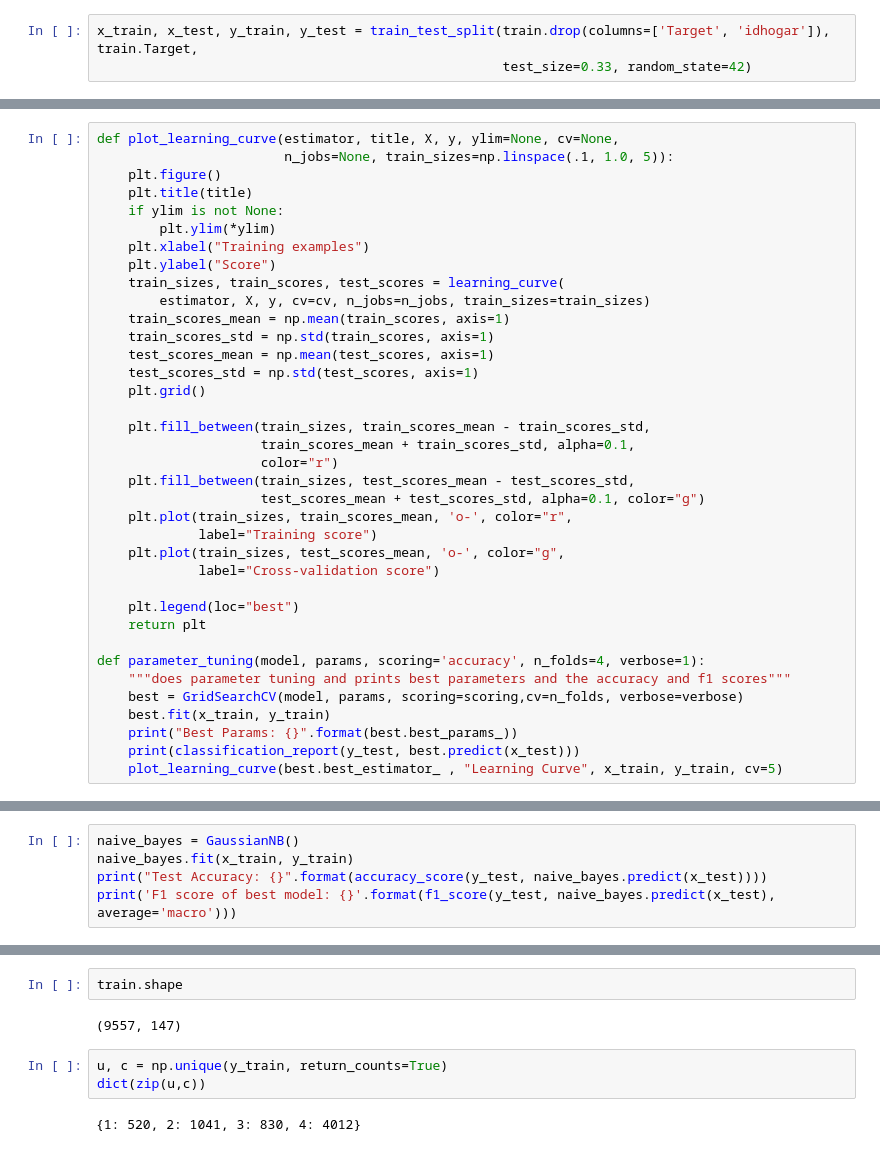
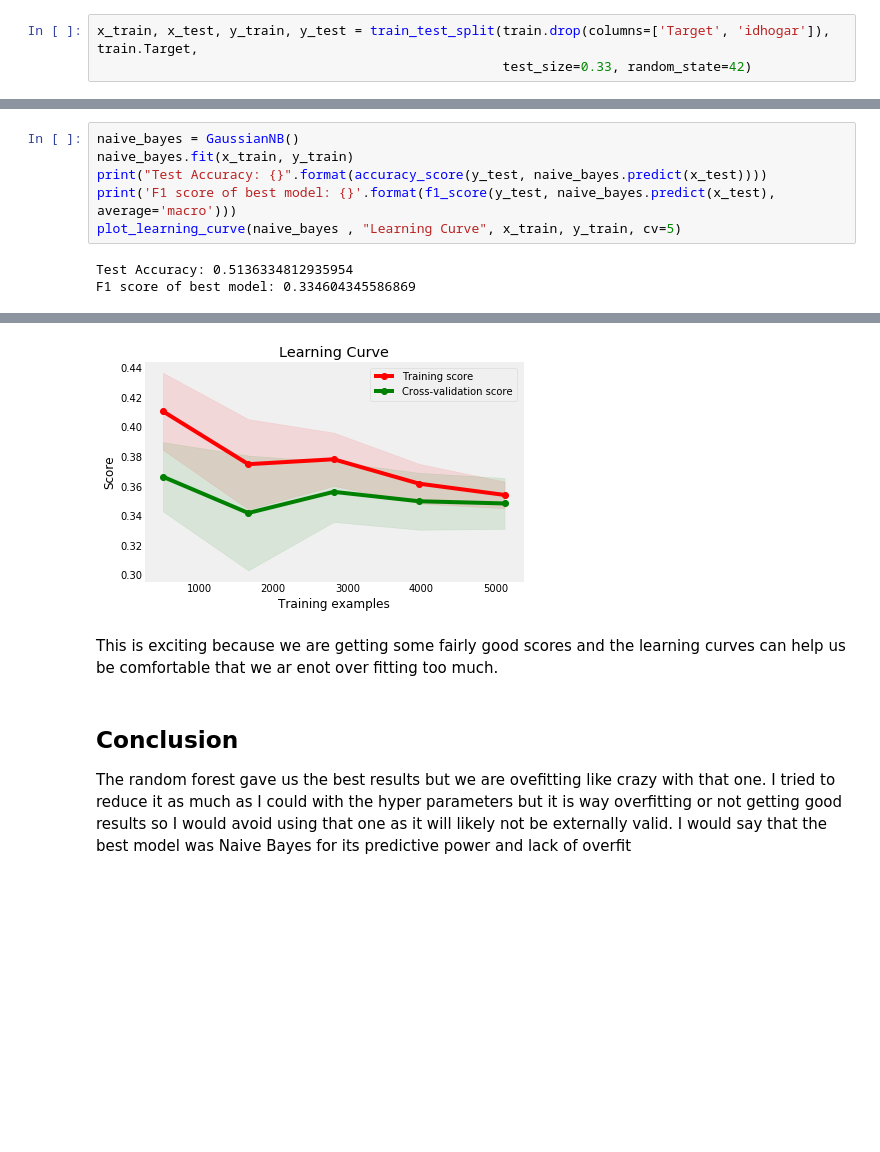
Before and after one commit to benbranchflower/applied_machine_learning, a Jupyter notebook: costa_rican_poverty_predictions.ipynb, the cells around one changed output, grey strips where cells are left out. Drawn from its saved outputs; the diff is of its cells as text; blank space fills up the shorter version.

```diff
--- a/costa_rican_poverty_predictions.ipynb
+++ b/costa_rican_poverty_predictions.ipynb
@@ -397,38 +448 @@ I will be doing this for each model and want to see the same output so I will wr
-# %%
-def plot_learning_curve(estimator, title, X, y, ylim=None, cv=None,
-                        n_jobs=None, train_sizes=np.linspace(.1, 1.0, 5)):
-    plt.figure()
-    plt.title(title)
-    if ylim is not None:
-        plt.ylim(*ylim)
-    plt.xlabel("Training examples")
-    plt.ylabel("Score")
-    train_sizes, train_scores, test_scores = learning_curve(
-        estimator, X, y, cv=cv, n_jobs=n_jobs, train_sizes=train_sizes)
-    train_scores_mean = np.mean(train_scores, axis=1)
-    train_scores_std = np.std(train_scores, axis=1)
-    test_scores_mean = np.mean(test_scores, axis=1)
-    test_scores_std = np.std(test_scores, axis=1)
-    plt.grid()
-
-    plt.fill_between(train_sizes, train_scores_mean - train_scores_std,
-                     train_scores_mean + train_scores_std, alpha=0.1,
-                     color="r")
-    plt.fill_between(train_sizes, test_scores_mean - test_scores_std,
-                     test_scores_mean + test_scores_std, alpha=0.1, color="g")
-    plt.plot(train_sizes, train_scores_mean, 'o-', color="r",
-             label="Training score")
-    plt.plot(train_sizes, test_scores_mean, 'o-', color="g",
-             label="Cross-validation score")
-
-    plt.legend(loc="best")
-    return plt
-
-def parameter_tuning(model, params, scoring='accuracy', n_folds=4, verbose=1):
-    """does parameter tuning and prints best parameters and the accuracy and f1 scores"""
-    best = GridSearchCV(model, params, scoring=scoring,cv=n_folds, verbose=verbose)
-    best.fit(x_train, y_train)
-    print("Best Params: {}".format(best.best_params_))
-    print(classification_report(y_test, best.predict(x_test)))
-    plot_learning_curve(best.best_estimator_ , "Learning Curve", x_train, y_train, cv=5)
 # %% [markdown]
@@ -470,3 +494,7 @@ naive_bayes = GaussianNB()
 naive_bayes.fit(x_train, y_train)
 print("Test Accuracy: {}".format(accuracy_score(y_test, naive_bayes.predict(x_test))))
 print('F1 score of best model: {}'.format(f1_score(y_test, naive_bayes.predict(x_test), average='macro')))
+plot_learning_curve(naive_bayes , "Learning Curve", x_train, y_train, cv=5)
+# %% [output]
+Test Accuracy: 0.5136334812935954
+F1 score of best model: 0.334604345586869
@@ -473,9 +502,7 @@ print('F1 score of best model: {}'.format(f1_score(y_test, naive_bayes.predict(x
+[figure, added]
-# %%
-train.shape
-# %% [output]
-(9557, 147)
-# %%
-u, c = np.unique(y_train, return_counts=True)
-dict(zip(u,c))
-# %% [output]
-{1: 520, 2: 1041, 3: 830, 4: 4012}
+# %% [markdown]
+This is exciting because we are getting some fairly good scores and the learning curves can help us be comfortable that we ar enot over fitting too much.
+# %% [markdown]
+## Conclusion
+The random forest gave us the best results but we are ovefitting like crazy with that one. I tried to reduce it as much as I could with the hyper parameters but it is way overfitting or not getting good results so I would avoid using that one as it will likely not be externally valid.
+I would say that the best model was Naive Bayes for its predictive power and lack of overfit
```
Also changed, not shown: parts of 15 cells of this notebook.
